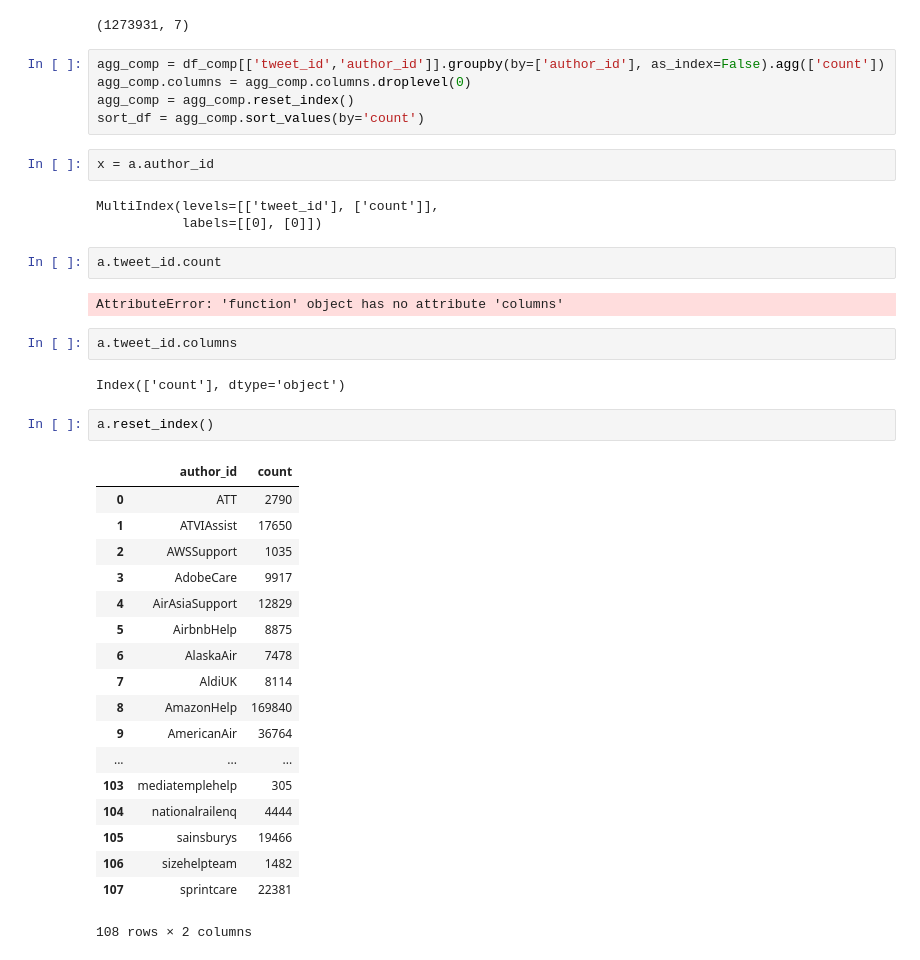
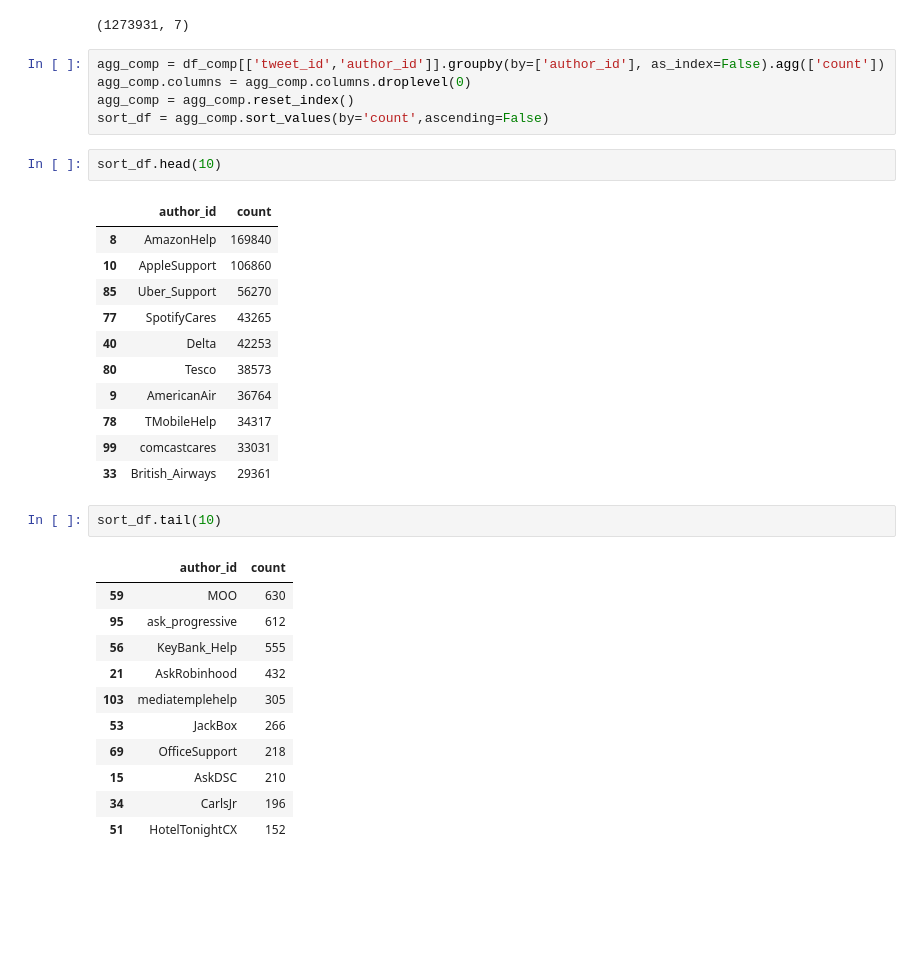
Before and after one commit to tomahawklin/CustomerSupportBot, a Jupyter notebook: DataDescription.ipynb, the cells around one changed output. Drawn from its saved outputs; the diff is of its cells as text; blank space fills up the shorter version.

```diff
--- a/DataDescription.ipynb
+++ b/DataDescription.ipynb
@@ -73,38 +94,32 @@ df_comp.shape
 agg_comp = df_comp[['tweet_id','author_id']].groupby(by=['author_id'], as_index=False).agg(['count'])
 agg_comp.columns = agg_comp.columns.droplevel(0)
 agg_comp = agg_comp.reset_index()
-sort_df = agg_comp.sort_values(by='count')
+sort_df = agg_comp.sort_values(by='count',ascending=False)
-# %%
-x = a.author_id
-# %% [output]
-MultiIndex(levels=[['tweet_id'], ['count']],
-           labels=[[0], [0]])
-# %%
-a.tweet_id.count
-# %% [output]
-AttributeError: 'function' object has no attribute 'columns'
-# %%
-a.tweet_id.columns
-# %% [output]
-Index(['count'], dtype='object')
-# %%
-a.reset_index()
-# %% [output]
-|  | author_id | count |
-| 0 | ATT | 2790 |
-| 1 | ATVIAssist | 17650 |
-| 2 | AWSSupport | 1035 |
-| 3 | AdobeCare | 9917 |
-| 4 | AirAsiaSupport | 12829 |
-| 5 | AirbnbHelp | 8875 |
-| 6 | AlaskaAir | 7478 |
-| 7 | AldiUK | 8114 |
-| 8 | AmazonHelp | 169840 |
-| 9 | AmericanAir | 36764 |
-| ... | ... | ... |
-| 103 | mediatemplehelp | 305 |
-| 104 | nationalrailenq | 4444 |
-| 105 | sainsburys | 19466 |
-| 106 | sizehelpteam | 1482 |
-| 107 | sprintcare | 22381 |
-108 rows × 2 columns
+# %%
+sort_df.head(10)
+# %% [output]
+|  | author_id | count |
+| 8 | AmazonHelp | 169840 |
+| 10 | AppleSupport | 106860 |
+| 85 | Uber_Support | 56270 |
+| 77 | SpotifyCares | 43265 |
+| 40 | Delta | 42253 |
+| 80 | Tesco | 38573 |
+| 9 | AmericanAir | 36764 |
+| 78 | TMobileHelp | 34317 |
+| 99 | comcastcares | 33031 |
+| 33 | British_Airways | 29361 |
+# %%
+sort_df.tail(10)
+# %% [output]
+|  | author_id | count |
+| 59 | MOO | 630 |
+| 95 | ask_progressive | 612 |
+| 56 | KeyBank_Help | 555 |
+| 21 | AskRobinhood | 432 |
+| 103 | mediatemplehelp | 305 |
+| 53 | JackBox | 266 |
+| 69 | OfficeSupport | 218 |
+| 15 | AskDSC | 210 |
+| 34 | CarlsJr | 196 |
+| 51 | HotelTonightCX | 152 |
```
Also changed, not shown: parts of 18 cells of this notebook.
